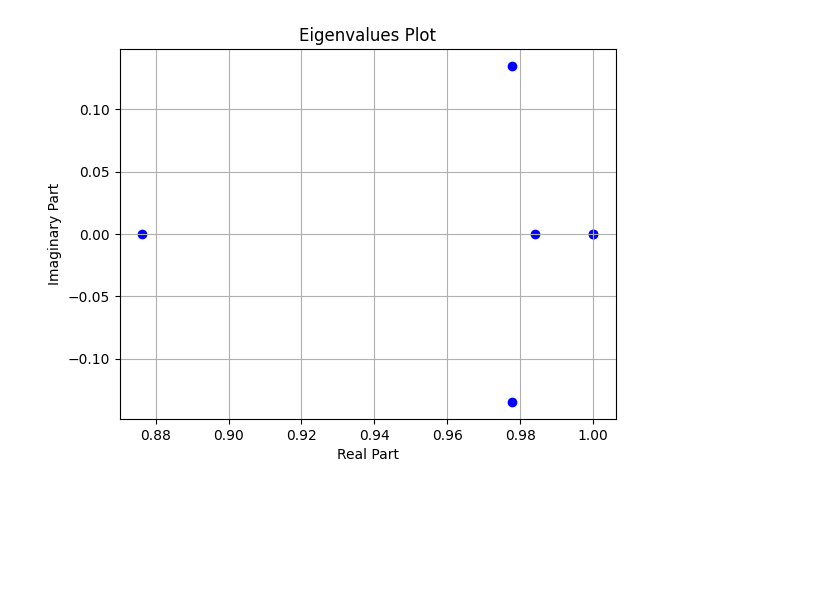
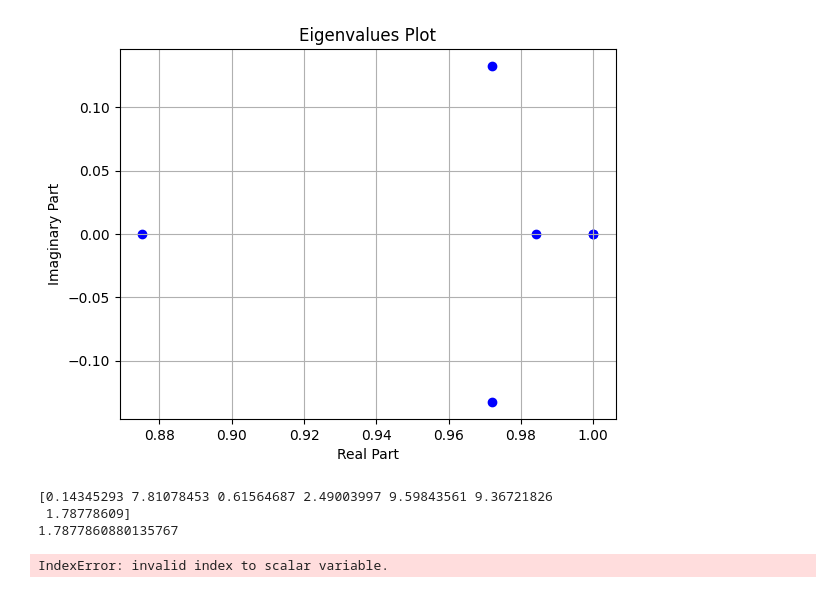
Before and after one commit to HAR0070/ACC, a Jupyter notebook: MPC laguerre/Tuning_genetic_algo.ipynb, the cells around one changed output. Drawn from its saved outputs; the diff is of its cells as text; code cells hidden in the pictures; blank space fills up the shorter version.

```diff
--- a/MPC laguerre/Tuning_genetic_algo.ipynb
+++ b/MPC laguerre/Tuning_genetic_algo.ipynb
@@ -5,8 +408,8 @@ import matplotlib.pyplot as plt
 ## can warry a and alpha
 Q = np.transpose(Ce)@Ce
 R = np.eye(1,1)
-a = [0.9]
-N = [8]
+a = best_weights[-1][0]
+N = best_weights[-1][1]
 
 alpha = 1.02
 Omega, Psi = dmpc(Ae/alpha, Be/alpha, a, N, Np, Q, R)
@@ -45,4 +448,14 @@ this is max modulus 1.0000000000000018
-[figure, old version]
+[figure, new version]
+# %%
+print(best_weights)
+print(best_weights[-1])
+print(best_weights[-1][0])
+print(best_weights[-1][1])
+# %% [output]
+[0.14345293 7.81078453 0.61564687 2.49003997 9.59843561 9.36721826
+ 1.78778609]
+1.7877860880135767
+IndexError: invalid index to scalar variable.
 # %%
 
 import numpy as np
```
Also changed, not shown: parts of 5 cells of this notebook.
